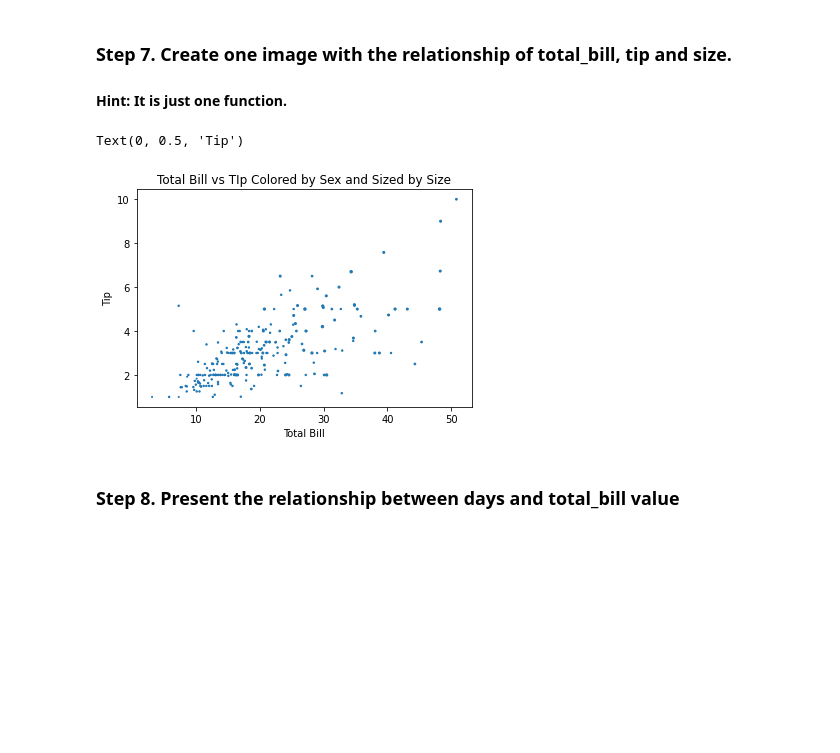
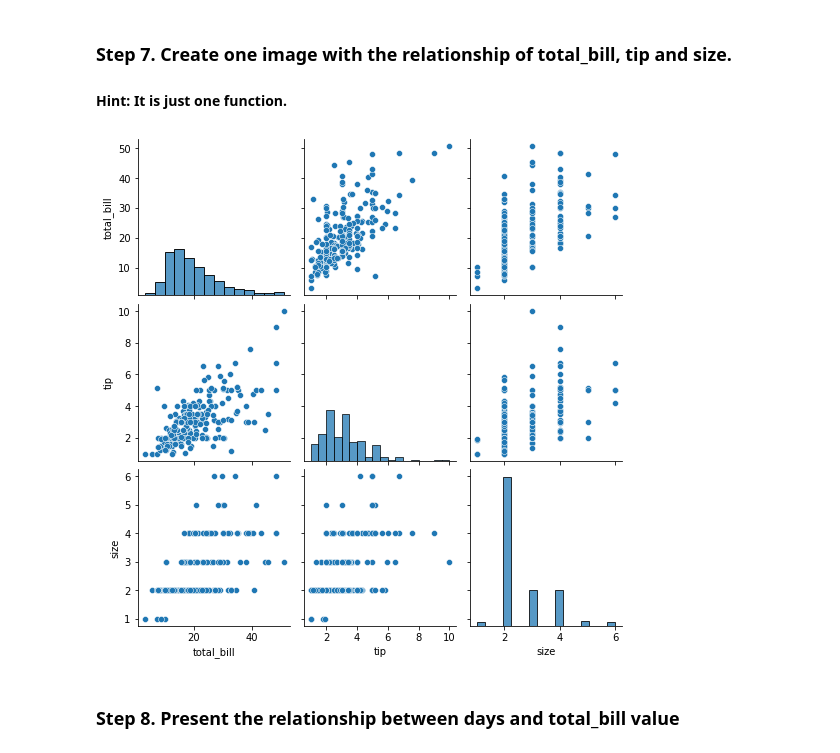
Before and after one commit to annyum0515/ESA, a Jupyter notebook: 0926_과제_tips_Exercises.ipynb, the cells around one changed output. Cells and saved outputs as stored; diff of their text form; code cells hidden in the pictures; blank space fills up the shorter version.

```diff
--- a/0926_과제_tips_Exercises.ipynb
+++ b/0926_과제_tips_Exercises.ipynb
@@ -74,18 +74,10 @@ Text(0, 0.5, 'TIp')
 # %% [markdown]
 ### Step 7.  Create one image with the relationship of total_bill, tip and size.
 #### Hint: It is just one function.
-# %%
-scatter_plot = plt.figure()
-axes1 = scatter_plot.add_subplot(1,1,1)
-
-axes1.scatter( x = tips['total_bill'], y = tips['tip'], s = tips['size'])
-
-axes1.set_title('Total Bill vs TIp Colored by Sex and Sized by Size')
-axes1.set_xlabel('Total Bill')
-axes1.set_ylabel('Tip')
-# %% [output]
-Text(0, 0.5, 'Tip')
-[figure, removed]
+# %%
+fig = sns.pairplot(data=tips, vars=["total_bill", 'tip', 'size'])
+# %% [output]
+[figure, added]
 # %% [markdown]
 ### Step 8. Present the relationship between days and total_bill value
 # %%
```
Also changed, not shown: parts of 4 cells of this notebook.
